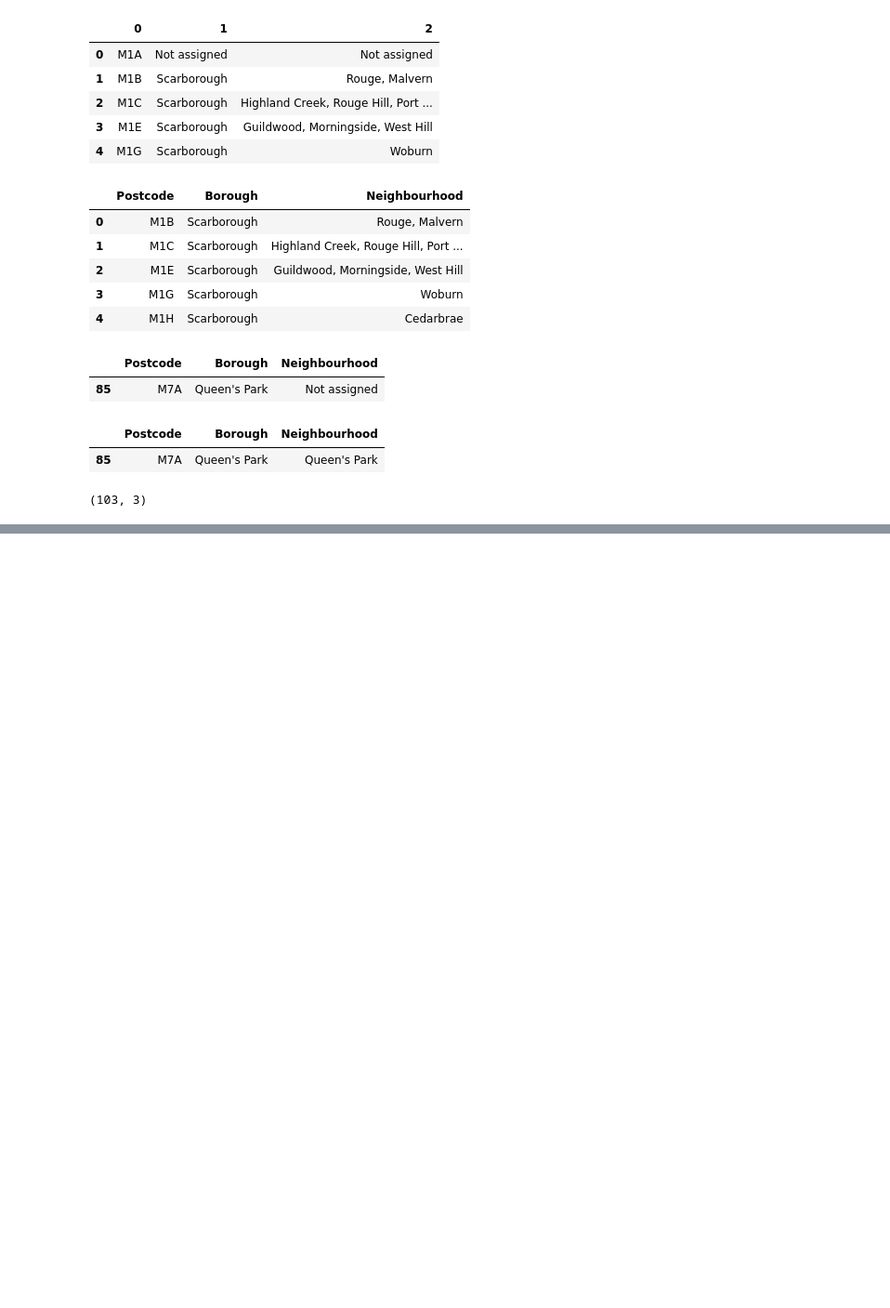
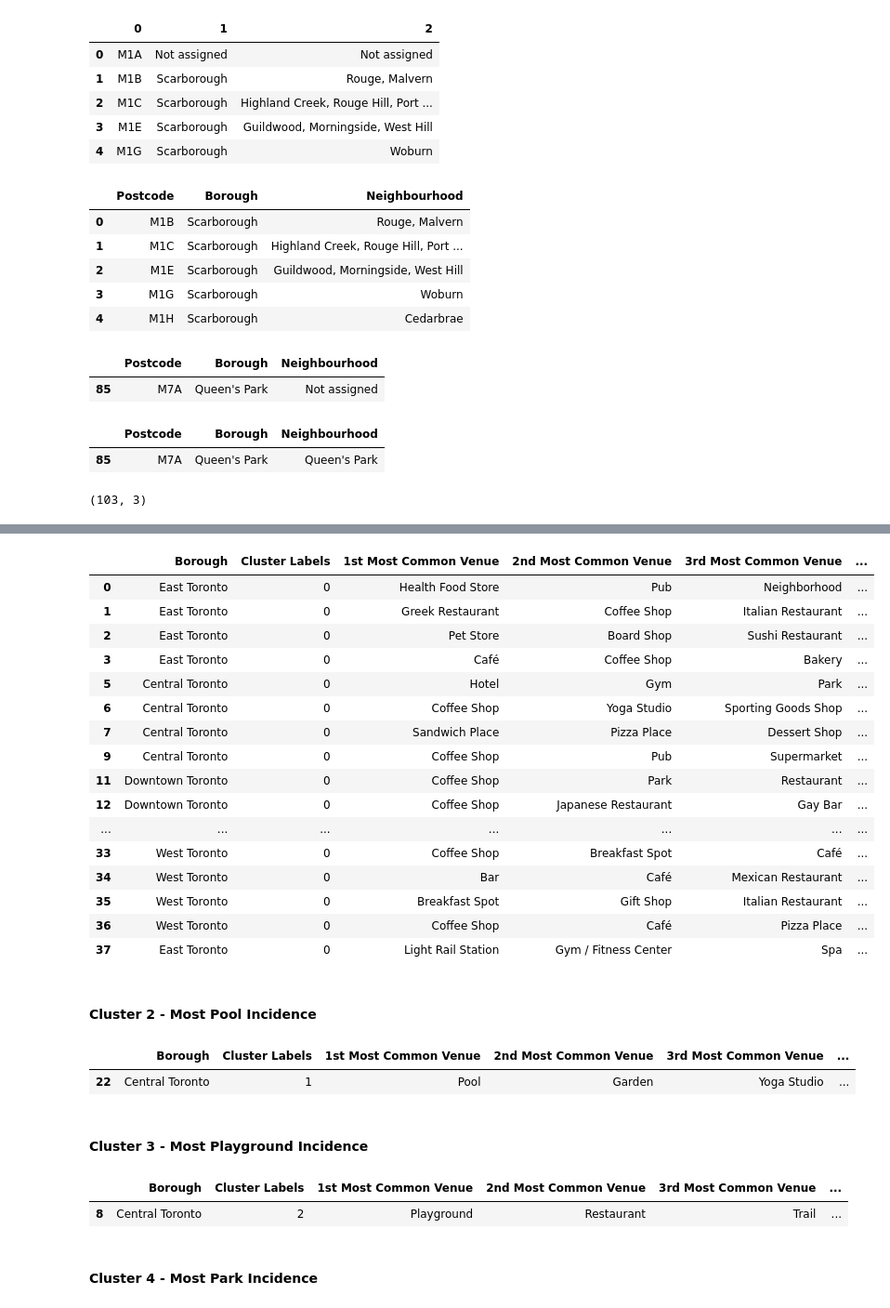
Before and after one commit to akashmat/github-example, a Jupyter notebook: Segmenting and Clustering Neighborhoods in Toronto_Assignment.ipynb, the cells around one changed output, grey strips where cells are left out. Shown at 93% size. Saved outputs shown, nothing was run; the diff lists cells and outputs as text; code cells hidden in the pictures; blank space fills up the shorter version.

```diff
--- a/Segmenting and Clustering Neighborhoods in Toronto_Assignment.ipynb
+++ b/Segmenting and Clustering Neighborhoods in Toronto_Assignment.ipynb
@@ -116,0 +393,21 @@ table_assigned.shape
+# %%
+num_top_venues = 10
+
+indicators = ['st', 'nd', 'rd']
+
+# create columns according to number of top venues
+columns = ['Neighbourhood']
+for ind in np.arange(num_top_venues):
+    try:
+        columns.append('{}{} Most Common Venue'.format(ind+1, indicators[ind]))
+    except:
+        columns.append('{}th Most Common Venue'.format(ind+1))
+
+# create a new dataframe
+neighbourhoods_venues_sorted = pd.DataFrame(columns=columns)
+neighbourhoods_venues_sorted['Neighbourhood'] = toronto_grouped['Neighbourhood']
+
+for ind in np.arange(toronto_grouped.shape[0]):
+    neighbourhoods_venues_sorted.iloc[ind, 1:] = return_most_common_venues(toronto_grouped.iloc[ind, :], num_top_venues)
+
+neighbourhoods_venues_sorted.head()
@@ -116,0 +424,12 @@ table_assigned.shape
+# %%
+from sklearn.cluster import KMeans
+import matplotlib.cm as cm
+import matplotlib.colors as colors
+
+kclusters = 5
+
+toronto_grouped_clustering = toronto_grouped.drop('Neighbourhood', 1)
+kmeans = KMeans(n_clusters=kclusters, random_state=0).fit(toronto_grouped_clustering)
+
+# check cluster labels generated for each row in the dataframe
+kmeans.labels_[0:30]
@@ -116,0 +441,10 @@ table_assigned.shape
+# %%
+# add clustering labels
+neighbourhoods_venues_sorted.insert(0, 'Cluster Labels', kmeans.labels_)
+
+toronto_merged = toronto_data
+
+# merge toronto_grouped with toronto_data to add latitude/longitude for each neighborhood
+toronto_merged = toronto_merged.join(neighbourhoods_venues_sorted.set_index('Neighbourhood'), on='Neighbourhood')
+
+toronto_merged.head() # check the last columns!
@@ -116,0 +489,36 @@ table_assigned.shape
+# %%
+toronto_merged.loc[toronto_merged['Cluster Labels'] == 0, toronto_merged.columns[[1] + list(range(5, toronto_merged.shape[1]))]]
+# %% [output]
+|  | Borough | Cluster Labels | 1st Most Common Venue | 2nd Most Common Venue | 3rd Most Common Venue | ... |
+| 0 | East Toronto | 0 | Health Food Store | Pub | Neighborhood | ... |
+| 1 | East Toronto | 0 | Greek Restaurant | Coffee Shop | Italian Restaurant | ... |
+| 2 | East Toronto | 0 | Pet Store | Board Shop | Sushi Restaurant | ... |
+| 3 | East Toronto | 0 | Café | Coffee Shop | Bakery | ... |
+| 5 | Central Toronto | 0 | Hotel | Gym | Park | ... |
+| 6 | Central Toronto | 0 | Coffee Shop | Yoga Studio | Sporting Goods Shop | ... |
+| 7 | Central Toronto | 0 | Sandwich Place | Pizza Place | Dessert Shop | ... |
+| 9 | Central Toronto | 0 | Coffee Shop | Pub | Supermarket | ... |
+| 11 | Downtown Toronto | 0 | Coffee Shop | Park | Restaurant | ... |
+| 12 | Downtown Toronto | 0 | Coffee Shop | Japanese Restaurant | Gay Bar | ... |
+| ... | ... | ... | ... | ... | ... | ... |
+| 33 | West Toronto | 0 | Coffee Shop | Breakfast Spot | Café | ... |
+| 34 | West Toronto | 0 | Bar | Café | Mexican Restaurant | ... |
+| 35 | West Toronto | 0 | Breakfast Spot | Gift Shop | Italian Restaurant | ... |
+| 36 | West Toronto | 0 | Coffee Shop | Café | Pizza Place | ... |
+| 37 | East Toronto | 0 | Light Rail Station | Gym / Fitness Center | Spa | ... |
+# %% [markdown]
+#### Cluster 2 - Most Pool Incidence
+# %%
+toronto_merged.loc[toronto_merged['Cluster Labels'] == 1, toronto_merged.columns[[1] + list(range(5, toronto_merged.shape[1]))]]
+# %% [output]
+|  | Borough | Cluster Labels | 1st Most Common Venue | 2nd Most Common Venue | 3rd Most Common Venue | ... |
+| 22 | Central Toronto | 1 | Pool | Garden | Yoga Studio | ... |
+# %% [markdown]
+#### Cluster 3 - Most Playground Incidence
+# %%
+toronto_merged.loc[toronto_merged['Cluster Labels'] == 2, toronto_merged.columns[[1] + list(range(5, toronto_merged.shape[1]))]]
+# %% [output]
+|  | Borough | Cluster Labels | 1st Most Common Venue | 2nd Most Common Venue | 3rd Most Common Venue | ... |
+| 8 | Central Toronto | 2 | Playground | Restaurant | Trail | ... |
+# %% [markdown]
+#### Cluster 4 - Most Park Incidence
```
Also changed, not shown: parts of 37 cells of this notebook.
